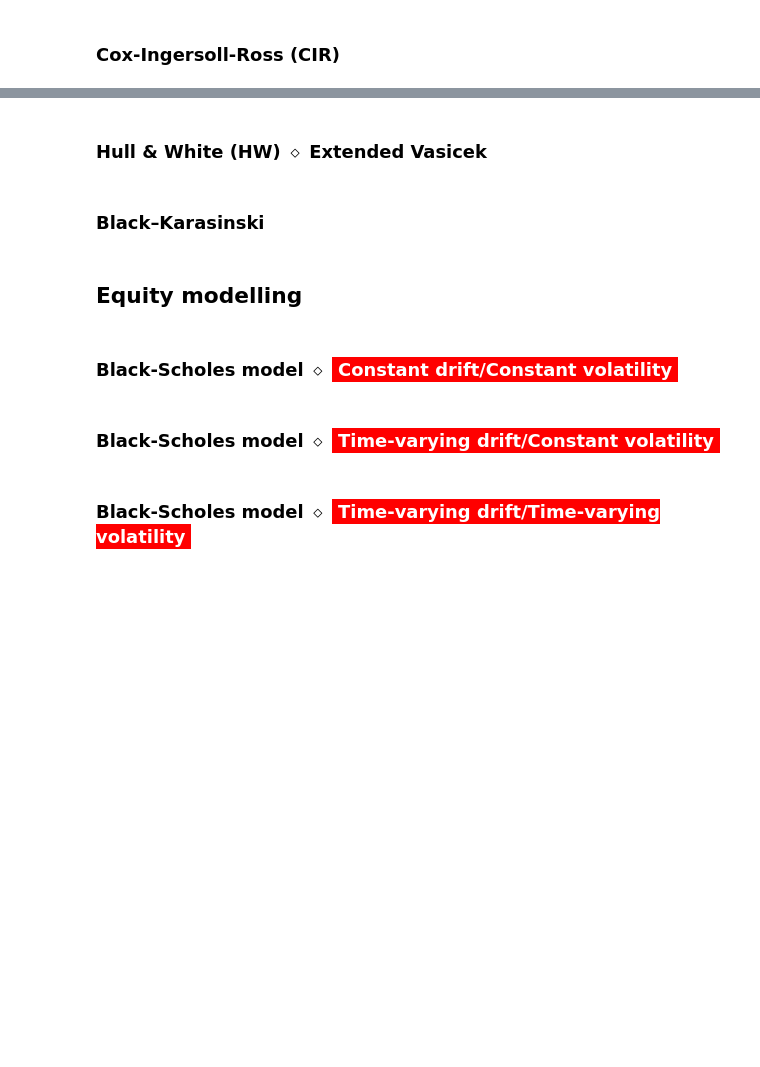
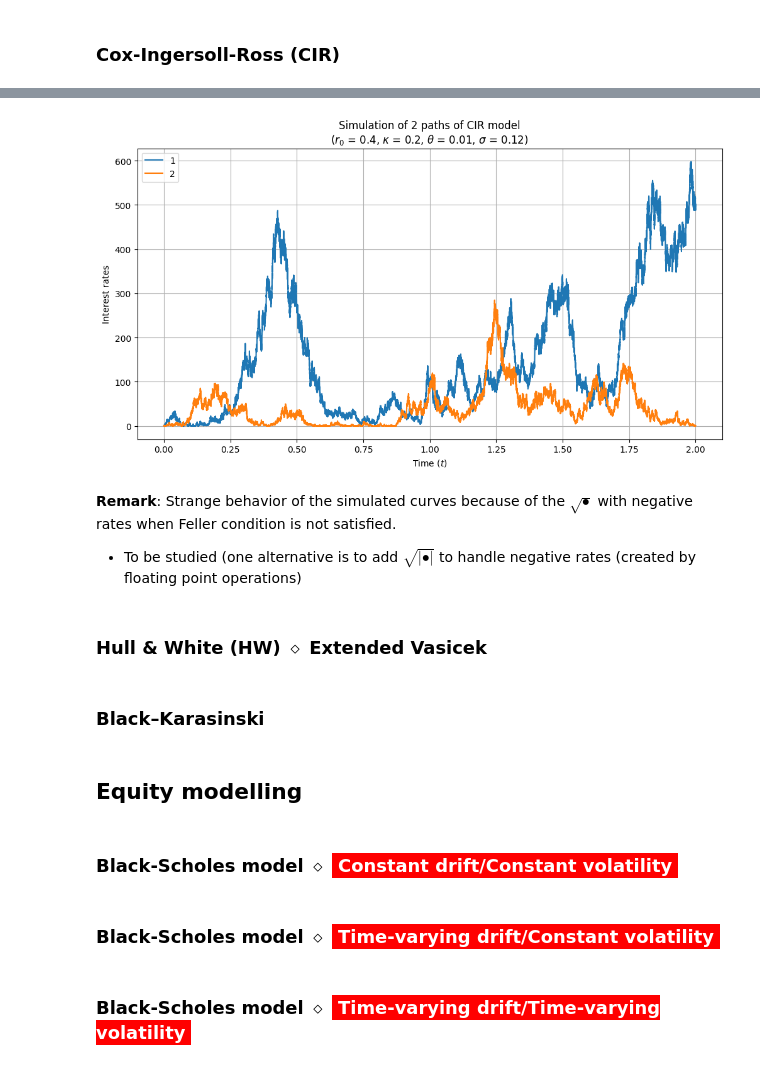
Before and after one commit to lcsrodriguez/CuttingEdge-Milliman, a Jupyter notebook: main.ipynb, the cells around one changed output, grey strips where cells are left out. Cells and saved outputs as stored; diff of their text form; code cells hidden in the pictures; blank space fills up the shorter version.

Commit message:
Adding complete CIR model implementation with remark on issues regarding negative rates

```diff
--- a/main.ipynb
+++ b/main.ipynb
@@ -274,7 +274,9 @@ class CIRModel:
 
         # Computing the rates
         for t in range(N - 1):
-            r[t + 1] = r[t] + self.kappa*(self.theta - r[t])*dT + self.sigma*np.sqrt(r[t])*dW[t]
+            #if r[t] <= 0:
+            #    r[t] = np.abs(r[t])
+            r[t + 1] = r[t] + self.kappa*(self.theta - r[t])*dT + self.sigma*np.sqrt(np.abs(r[t]))*dW[t]
         return {"t": H, "r":r}
 
     def simulate_milstein(self,
@@ -303,10 +305,11 @@ class CIRModel:
 
         # Computing the rates
         for t in range(N - 1):
+            #print(r[t])
             r[t + 1] = r[t] \
                      + self.kappa*(self.theta - r[t])*dT  \
-                     + self.sigma*np.sqrt(r[t])*dW[t] \
-                     + (1/2)*(dW[t]**2 - dT)*(self.sigma*np.sqrt(r[t]))*(self.sigma)/(2*np.sqrt(r[t]))
+                     + self.sigma*np.sqrt(np.abs(r[t]))*dW[t] \
+                     + (1/2)*(dW[t]**2 - dT)*(self.sigma*np.sqrt(np.abs(r[t])))*(self.sigma)/(2*np.sqrt(np.abs(r[t])))
         return {"t": H, "r":r}
 
     def plot_feller_line(self, **kwards) -> None:
@@ -359,0 +322,3 @@ msn.bar(a, color="red")
+# %%
+# Default CIR model
+model = CIRModel(0.4, 0.20, 0.01, 0.12)
@@ -360,7 +343,21 @@ msn.bar(a, color="red")
+# %%
+# Simulation of several trajectories
+NB_TRAJECTORIES = 2
+_ = cast_df(model.simulate_paths(NB_TRAJECTORIES, scheme=Scheme.MILSTEIN, T=2)).T.plot(x = 0, y = list(range(1, NB_TRAJECTORIES + 1)), figsize=(12, 6))
+_ = plt.grid()
+_ = plt.xlabel("Time ($t$)")
+_ = plt.ylabel("Interest rates")
+_ = plt.title(f"Simulation of {NB_TRAJECTORIES} paths of CIR model\n{model.get_parameter_string()}")
+_ = plt.legend()
+# %% [output]
+[figure, added]
+# %% [markdown]
+**Remark**: Strange behavior of the simulated curves because of the $\sqrt{\bullet}$ with negative rates when Feller condition is not satisfied.
+- To be studied (one alternative is to add $\sqrt{|\bullet|}$ to handle negative rates (created by floating point operations)
 # %% [markdown]
 ### Hull & White (HW) $\diamond$ Extended Vasicek
-# %% [markdown]
-### Black–Karasinski
+# %% [markdown]
+### Black–Karasinski
 # %% [markdown]
 ## Equity modelling
 # %% [markdown]
```
Also changed, not shown: parts of 24 cells of this notebook.
